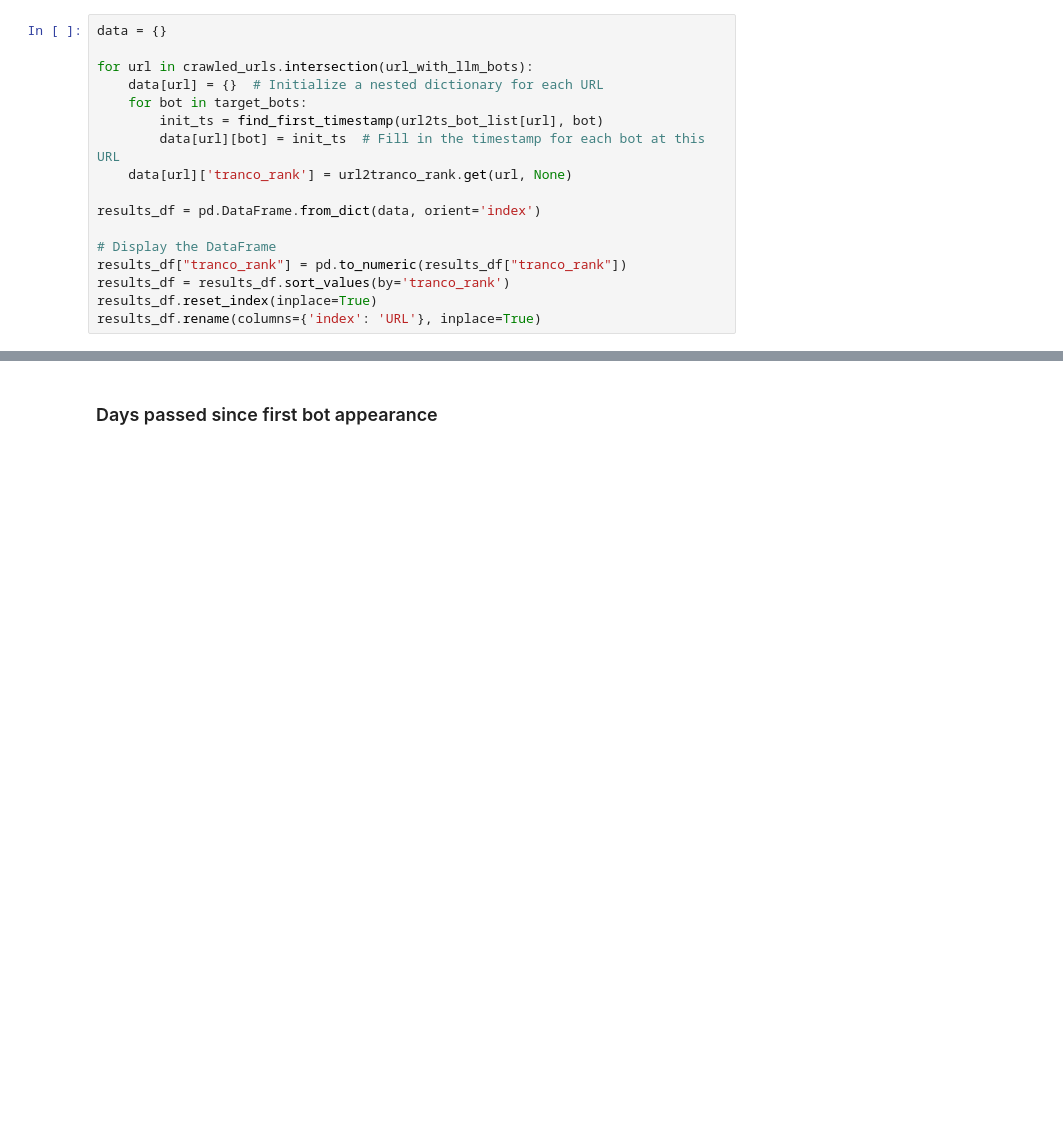
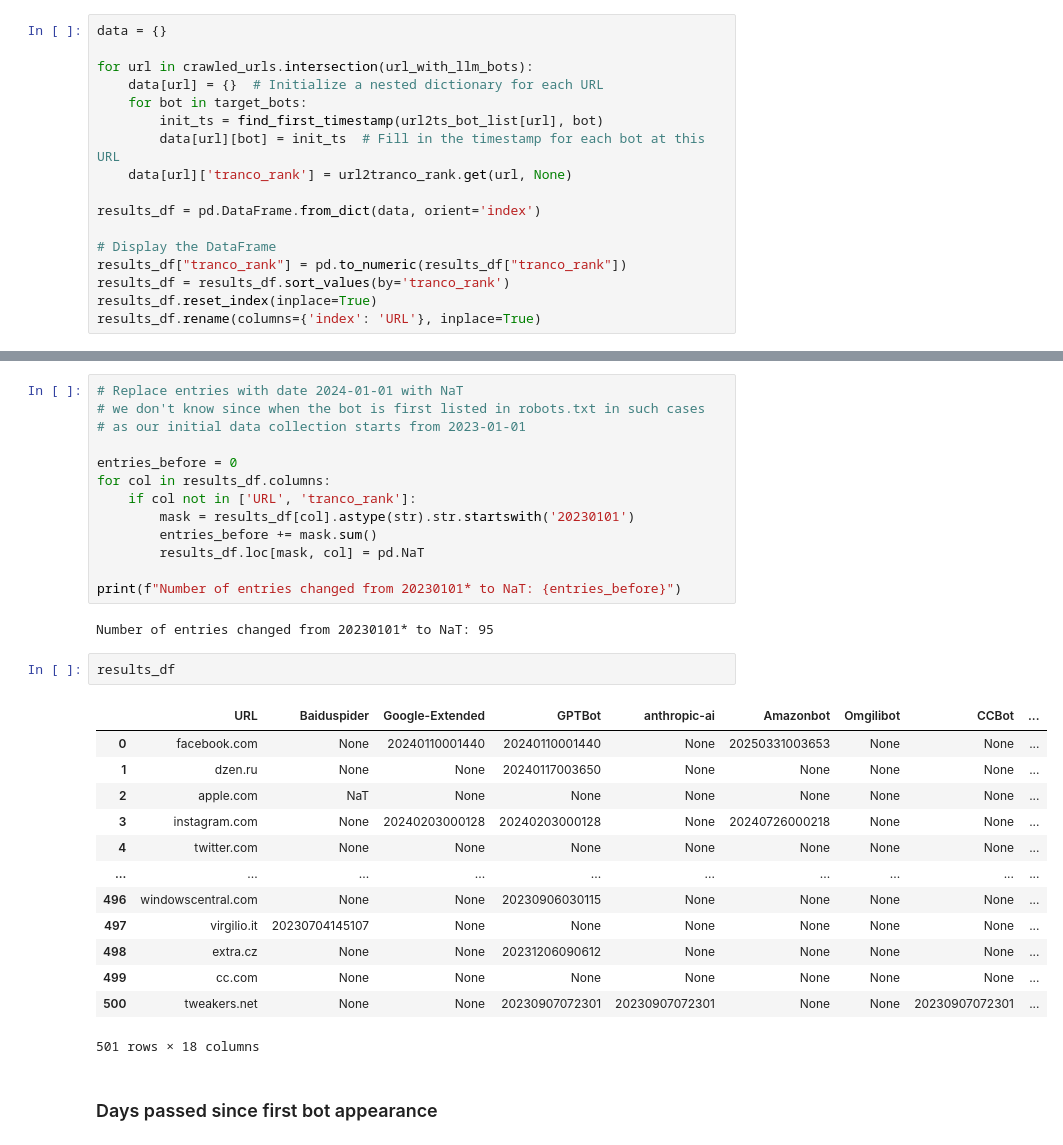
Before and after one commit to jiancui-research/ccs_ae_llmbot, a Jupyter notebook: publisher_response/response_times.ipynb, the cells around one changed output, grey strips where cells are left out. Drawn from its saved outputs; the diff is of its cells as text; blank space fills up the shorter version.

```diff
--- a/publisher_response/response_times.ipynb
+++ b/publisher_response/response_times.ipynb
@@ -149,3 +162,34 @@ results_df.rename(columns={'index': 'URL'}, inplace=True)
+# %%
+# Replace entries with date 2024-01-01 with NaT
+# we don't know since when the bot is first listed in robots.txt in such cases
+# as our initial data collection starts from 2023-01-01
+
+entries_before = 0
+for col in results_df.columns:
+    if col not in ['URL', 'tranco_rank']:
+        mask = results_df[col].astype(str).str.startswith('20230101')
+        entries_before += mask.sum()
+        results_df.loc[mask, col] = pd.NaT
+
+print(f"Number of entries changed from 20230101* to NaT: {entries_before}")
+# %% [output]
+Number of entries changed from 20230101* to NaT: 95
+# %%
+results_df
+# %% [output]
+|  | URL | Baiduspider | Google-Extended | GPTBot | anthropic-ai | Amazonbot | Omgilibot | CCBot | ... |
+| 0 | facebook.com | None | 20240110001440 | 20240110001440 | None | 20250331003653 | None | None | ... |
+| 1 | dzen.ru | None | None | 20240117003650 | None | None | None | None | ... |
+| 2 | apple.com | NaT | None | None | None | None | None | None | ... |
+| 3 | instagram.com | None | 20240203000128 | 20240203000128 | None | 20240726000218 | None | None | ... |
+| 4 | twitter.com | None | None | None | None | None | None | None | ... |
+| ... | ... | ... | ... | ... | ... | ... | ... | ... | ... |
+| 496 | windowscentral.com | None | None | 20230906030115 | None | None | None | None | ... |
+| 497 | virgilio.it | 20230704145107 | None | None | None | None | None | None | ... |
+| 498 | extra.cz | None | None | 20231206090612 | None | None | None | None | ... |
+| 499 | cc.com | None | None | None | None | None | None | None | ... |
+| 500 | tweakers.net | None | None | 20230907072301 | 20230907072301 | None | None | 20230907072301 | ... |
+501 rows × 18 columns
 # %% [markdown]
 ### Days passed since first bot appearance
 # %%
```
Also changed, not shown: parts of 6 cells of this notebook, 1 other file.
